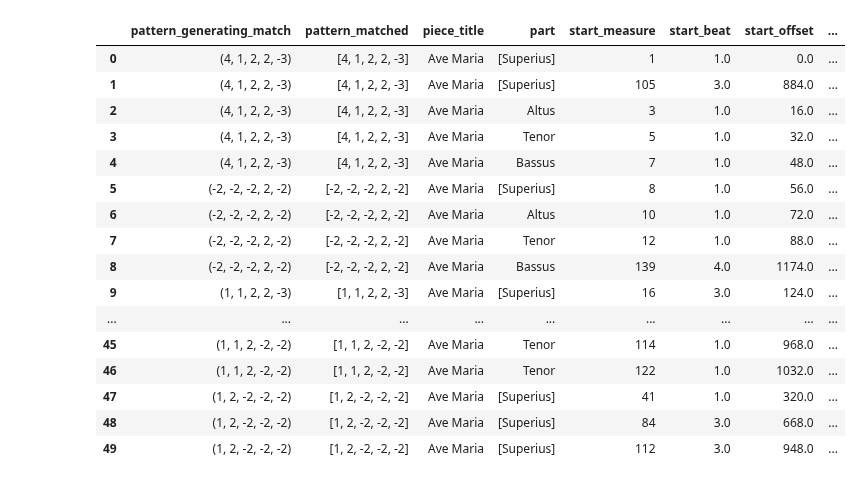
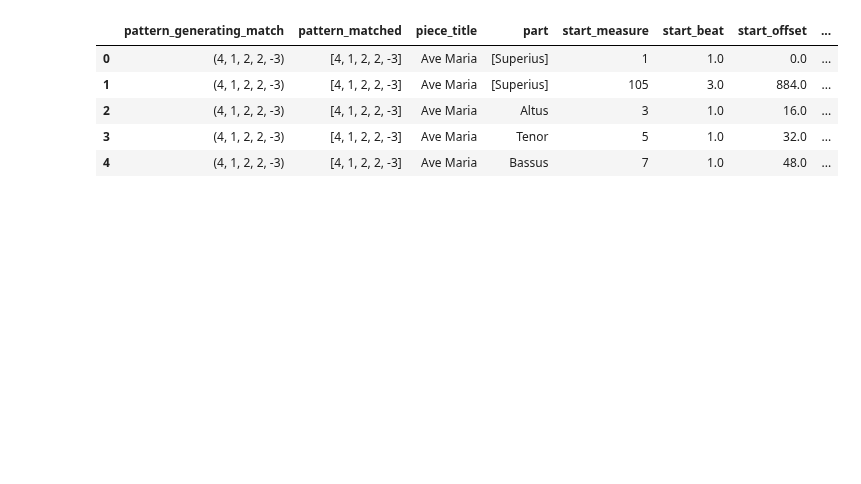
Before and after one commit to RichardFreedman/CRIM-notebooks, a Jupyter notebook: CRIM/CRIM_Group_Tests.ipynb, the cells around one changed output. Drawn from its saved outputs; the diff is of its cells as text; code cells hidden in the pictures; blank space fills up the shorter version.

```diff
--- a/CRIM/CRIM_Group_Tests.ipynb
+++ b/CRIM/CRIM_Group_Tests.ipynb
@@ -69,27 +69,16 @@ def predict_type_a(group):
 # %%
 # read CSV output of CRIM Intervals Search.
 
 df = pd.read_csv(('A_Test_Files/ave_test_set.csv'), index_col=0)
 df = df.drop(columns=["ema", "ema_url", "end_measure", "end_beat"])
-df.head(50)
+df.head()
 # %% [output]
 |  | pattern_generating_match | pattern_matched | piece_title | part | start_measure | start_beat | start_offset | ... |
 | 0 | (4, 1, 2, 2, -3) | [4, 1, 2, 2, -3] | Ave Maria | [Superius] | 1 | 1.0 | 0.0 | ... |
 | 1 | (4, 1, 2, 2, -3) | [4, 1, 2, 2, -3] | Ave Maria | [Superius] | 105 | 3.0 | 884.0 | ... |
 | 2 | (4, 1, 2, 2, -3) | [4, 1, 2, 2, -3] | Ave Maria | Altus | 3 | 1.0 | 16.0 | ... |
 | 3 | (4, 1, 2, 2, -3) | [4, 1, 2, 2, -3] | Ave Maria | Tenor | 5 | 1.0 | 32.0 | ... |
 | 4 | (4, 1, 2, 2, -3) | [4, 1, 2, 2, -3] | Ave Maria | Bassus | 7 | 1.0 | 48.0 | ... |
-| 5 | (-2, -2, -2, 2, -2) | [-2, -2, -2, 2, -2] | Ave Maria | [Superius] | 8 | 1.0 | 56.0 | ... |
-| 6 | (-2, -2, -2, 2, -2) | [-2, -2, -2, 2, -2] | Ave Maria | Altus | 10 | 1.0 | 72.0 | ... |
-| 7 | (-2, -2, -2, 2, -2) | [-2, -2, -2, 2, -2] | Ave Maria | Tenor | 12 | 1.0 | 88.0 | ... |
-| 8 | (-2, -2, -2, 2, -2) | [-2, -2, -2, 2, -2] | Ave Maria | Bassus | 139 | 4.0 | 1174.0 | ... |
-| 9 | (1, 1, 2, 2, -3) | [1, 1, 2, 2, -3] | Ave Maria | [Superius] | 16 | 3.0 | 124.0 | ... |
-| ... | ... | ... | ... | ... | ... | ... | ... | ... |
-| 45 | (1, 1, 2, -2, -2) | [1, 1, 2, -2, -2] | Ave Maria | Tenor | 114 | 1.0 | 968.0 | ... |
-| 46 | (1, 1, 2, -2, -2) | [1, 1, 2, -2, -2] | Ave Maria | Tenor | 122 | 1.0 | 1032.0 | ... |
-| 47 | (1, 2, -2, -2, -2) | [1, 2, -2, -2, -2] | Ave Maria | [Superius] | 41 | 1.0 | 320.0 | ... |
-| 48 | (1, 2, -2, -2, -2) | [1, 2, -2, -2, -2] | Ave Maria | [Superius] | 84 | 3.0 | 668.0 | ... |
-| 49 | (1, 2, -2, -2, -2) | [1, 2, -2, -2, -2] | Ave Maria | [Superius] | 112 | 3.0 | 948.0 | ... |
 # %%
 # lists for views.  These are used when calling the df below
 
```
Also changed, not shown: parts of 13 cells of this notebook.
